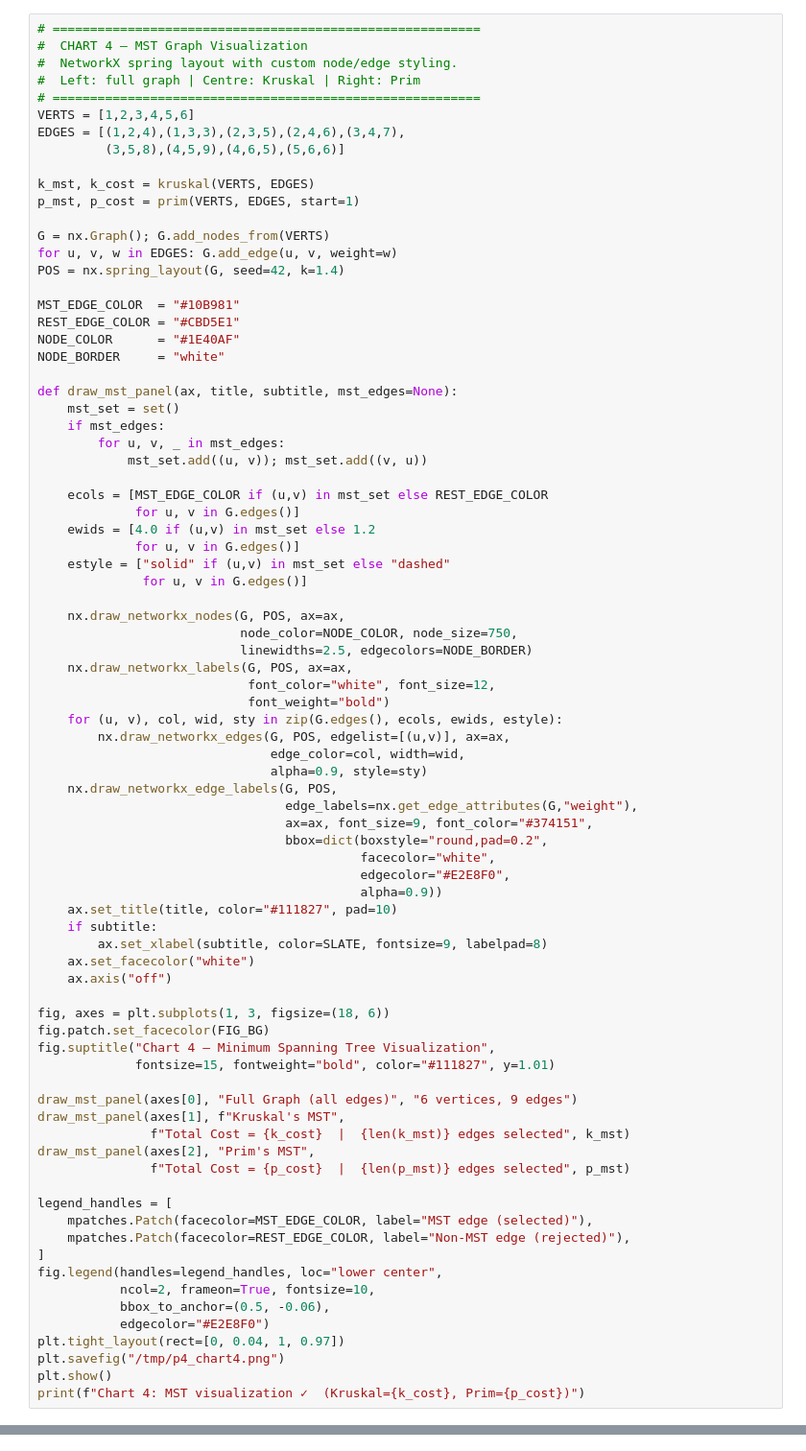
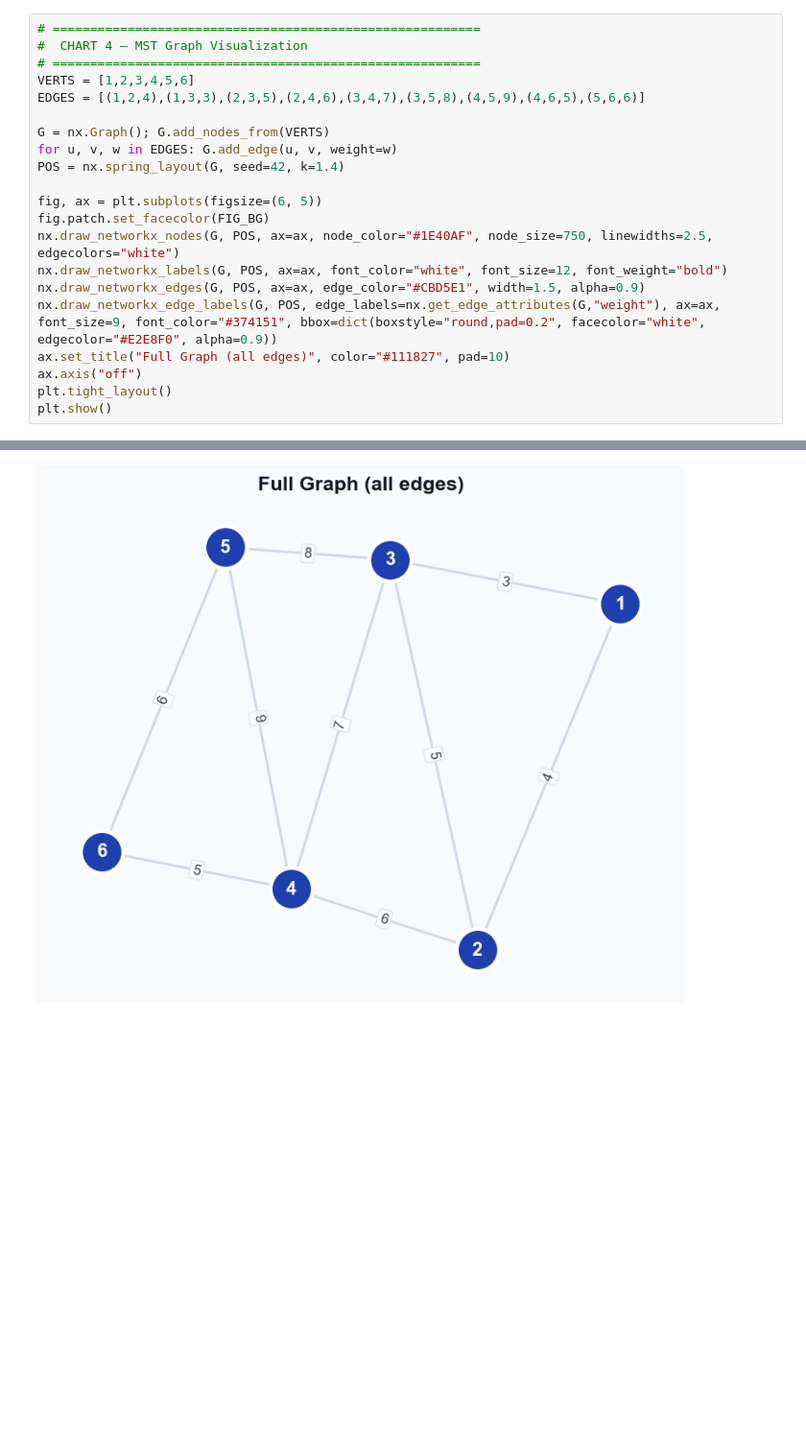
Before and after one commit to garcieee/algorithms-visualizer, a Jupyter notebook: Algorithms Finals/Part4_Visualization.ipynb, the cells around one changed output, grey strips where cells are left out. Shown at 96% size. Drawn from its saved outputs; the diff is of its cells as text; blank space fills up the shorter version.

```diff
--- a/Algorithms Finals/Part4_Visualization.ipynb
+++ b/Algorithms Finals/Part4_Visualization.ipynb
@@ -448,82 +90,22 @@ Chart 3: heatmap (seaborn) ✓
 # %%
 # =========================================================
 #  CHART 4 — MST Graph Visualization
-#  NetworkX spring layout with custom node/edge styling.
-#  Left: full graph | Centre: Kruskal | Right: Prim
 # =========================================================
 VERTS = [1,2,3,4,5,6]
-EDGES = [(1,2,4),(1,3,3),(2,3,5),(2,4,6),(3,4,7),
-         (3,5,8),(4,5,9),(4,6,5),(5,6,6)]
-
-k_mst, k_cost = kruskal(VERTS, EDGES)
-p_mst, p_cost = prim(VERTS, EDGES, start=1)
+EDGES = [(1,2,4),(1,3,3),(2,3,5),(2,4,6),(3,4,7),(3,5,8),(4,5,9),(4,6,5),(5,6,6)]
 
 G = nx.Graph(); G.add_nodes_from(VERTS)
 for u, v, w in EDGES: G.add_edge(u, v, weight=w)
 POS = nx.spring_layout(G, seed=42, k=1.4)
 
-MST_EDGE_COLOR  = "#10B981"
-REST_EDGE_COLOR = "#CBD5E1"
-NODE_COLOR      = "#1E40AF"
-NODE_BORDER     = "white"
-
-def draw_mst_panel(ax, title, subtitle, mst_edges=None):
-    mst_set = set()
-    if mst_edges:
-        for u, v, _ in mst_edges:
-            mst_set.add((u, v)); mst_set.add((v, u))
-
-    ecols = [MST_EDGE_COLOR if (u,v) in mst_set else REST_EDGE_COLOR
-             for u, v in G.edges()]
-    ewids = [4.0 if (u,v) in mst_set else 1.2
-             for u, v in G.edges()]
-    estyle = ["solid" if (u,v) in mst_set else "dashed"
-              for u, v in G.edges()]
-
-    nx.draw_networkx_nodes(G, POS, ax=ax,
-                           node_color=NODE_COLOR, node_size=750,
-                           linewidths=2.5, edgecolors=NODE_BORDER)
-    nx.draw_networkx_labels(G, POS, ax=ax,
-                            font_color="white", font_size=12,
-                            font_weight="bold")
-    for (u, v), col, wid, sty in zip(G.edges(), ecols, ewids, estyle):
-        nx.draw_networkx_edges(G, POS, edgelist=[(u,v)], ax=ax,
-                               edge_color=col, width=wid,
-                               alpha=0.9, style=sty)
-    nx.draw_networkx_edge_labels(G, POS,
-                                 edge_labels=nx.get_edge_attributes(G,"weight"),
-                                 ax=ax, font_size=9, font_color="#374151",
-                                 bbox=dict(boxstyle="round,pad=0.2",
-                                           facecolor="white",
-                                           edgecolor="#E2E8F0",
-                                           alpha=0.9))
-    ax.set_title(title, color="#111827", pad=10)
-    if subtitle:
-        ax.set_xlabel(subtitle, color=SLATE, fontsize=9, labelpad=8)
-    ax.set_facecolor("white")
-    ax.axis("off")
-
-fig, axes = plt.subplots(1, 3, figsize=(18, 6))
+fig, ax = plt.subplots(figsize=(6, 5))
 fig.patch.set_facecolor(FIG_BG)
-fig.suptitle("Chart 4 — Minimum Spanning Tree Visualization",
-             fontsize=15, fontweight="bold", color="#111827", y=1.01)
-
-draw_mst_panel(axes[0], "Full Graph (all edges)", "6 vertices, 9 edges")
-draw_mst_panel(axes[1], f"Kruskal's MST",
-               f"Total Cost = {k_cost}  |  {len(k_mst)} edges selected", k_mst)
-draw_mst_panel(axes[2], "Prim's MST",
-               f"Total Cost = {p_cost}  |  {len(p_mst)} edges selected", p_mst)
-
-legend_handles = [
-    mpatches.Patch(facecolor=MST_EDGE_COLOR, label="MST edge (selected)"),
-    mpatches.Patch(facecolor=REST_EDGE_COLOR, label="Non-MST edge (rejected)"),
-]
-fig.legend(handles=legend_handles, loc="lower center",
-           ncol=2, frameon=True, fontsize=10,
-           bbox_to_anchor=(0.5, -0.06),
-           edgecolor="#E2E8F0")
-plt.tight_layout(rect=[0, 0.04, 1, 0.97])
-plt.savefig("/tmp/p4_chart4.png")
+nx.draw_networkx_nodes(G, POS, ax=ax, node_color="#1E40AF", node_size=750, linewidths=2.5, edgecolors="white")
+nx.draw_networkx_labels(G, POS, ax=ax, font_color="white", font_size=12, font_weight="bold")
+nx.draw_networkx_edges(G, POS, ax=ax, edge_color="#CBD5E1", width=1.5, alpha=0.9)
+nx.draw_networkx_edge_labels(G, POS, edge_labels=nx.get_edge_attributes(G,"weight"), ax=ax, font_size=9, font_color="#374151", bbox=dict(boxstyle="round,pad=0.2", facecolor="white", edgecolor="#E2E8F0", alpha=0.9))
+ax.set_title("Full Graph (all edges)", color="#111827", pad=10)
+ax.axis("off")
+plt.tight_layout()
 plt.show()
-print(f"Chart 4: MST visualization ✓  (Kruskal={k_cost}, Prim={p_cost})")
 # %% [output]
@@ -530,0 +112 @@ Chart 4: MST visualization ✓  (Kruskal=24, Prim=24)
+[figure, added]
```
Also changed, not shown: parts of 22 cells of this notebook, 5 other files.
